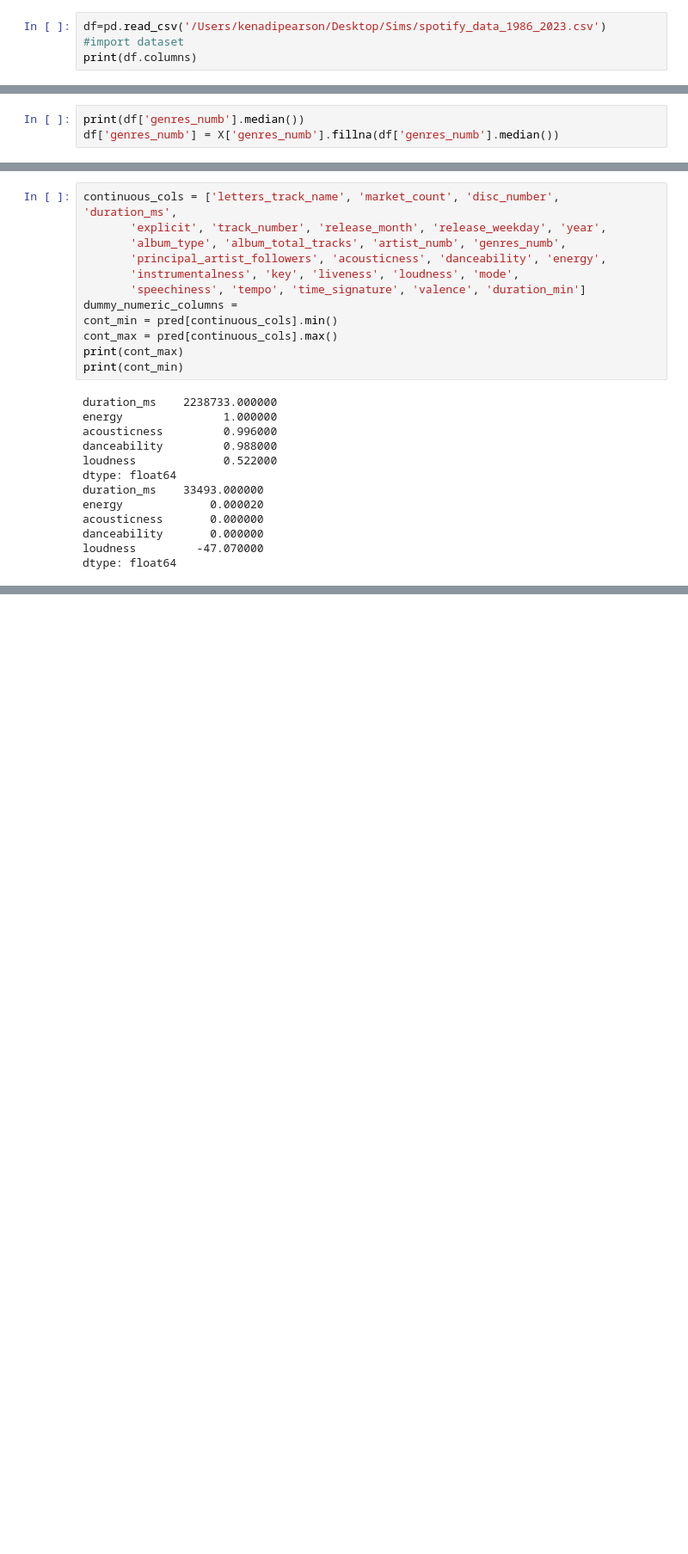
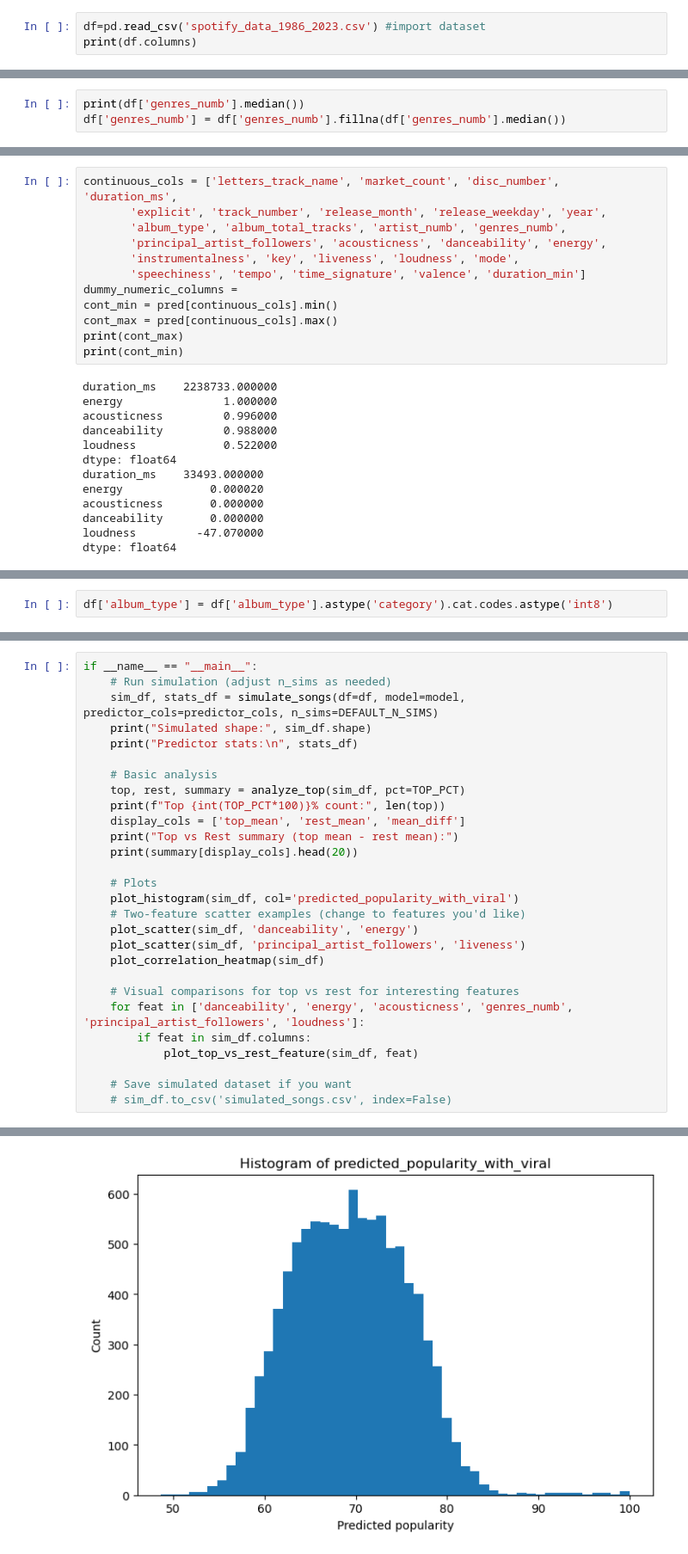
Before and after one commit to kenadipea/Simulations_Project, a Jupyter notebook: zane_12_8.ipynb, the cells around one changed output, grey strips where cells are left out. Shown at 86% size. Drawn from its saved outputs; the diff is of its cells as text; blank space fills up the shorter version.

Commit message:
added the simulation

```diff
--- a/zane_12_8.ipynb
+++ b/zane_12_8.ipynb
@@ -6,7 +6,7 @@ import numpy as np
 import seaborn as sns
 import matplotlib.pyplot as plt
 # %%
-df=pd.read_csv('/Users/kenadipearson/Desktop/Sims/spotify_data_1986_2023.csv') #import dataset
+df=pd.read_csv('spotify_data_1986_2023.csv') #import dataset
 print(df.columns)
 # %% [output]
 Index(['Unnamed: 0.1', 'Unnamed: 0', 'track_id', 'track_name', 'popularity',
@@ -340,6 +340,6 @@ dtype: int64
 ##### For genres I think I will just put the median because I don't want to drop all those rows but for the others I think I will drop them for ease
 # %%
 print(df['genres_numb'].median())
-df['genres_numb'] = X['genres_numb'].fillna(df['genres_numb'].median())
+df['genres_numb'] = df['genres_numb'].fillna(df['genres_numb'].median())
 # %% [output]
 3.0
@@ -591,0 +618,2 @@ class Predict_Popularity():
+# %%
+df['album_type'] = df['album_type'].astype('category').cat.codes.astype('int8')
@@ -591,0 +835,29 @@ class Predict_Popularity():
+# %%
+if __name__ == "__main__":
+    # Run simulation (adjust n_sims as needed)
+    sim_df, stats_df = simulate_songs(df=df, model=model, predictor_cols=predictor_cols, n_sims=DEFAULT_N_SIMS)
+    print("Simulated shape:", sim_df.shape)
+    print("Predictor stats:\n", stats_df)
+
+    # Basic analysis
+    top, rest, summary = analyze_top(sim_df, pct=TOP_PCT)
+    print(f"Top {int(TOP_PCT*100)}% count:", len(top))
+    display_cols = ['top_mean', 'rest_mean', 'mean_diff']
+    print("Top vs Rest summary (top mean - rest mean):")
+    print(summary[display_cols].head(20))
+
+    # Plots
+    plot_histogram(sim_df, col='predicted_popularity_with_viral')
+    # Two-feature scatter examples (change to features you'd like)
+    plot_scatter(sim_df, 'danceability', 'energy')
+    plot_scatter(sim_df, 'principal_artist_followers', 'liveness')
+    plot_correlation_heatmap(sim_df)
+
+    # Visual comparisons for top vs rest for interesting features
+    for feat in ['danceability', 'energy', 'acousticness', 'genres_numb', 'principal_artist_followers', 'loudness']:
+        if feat in sim_df.columns:
+            plot_top_vs_rest_feature(sim_df, feat)
+
+    # Save simulated dataset if you want
+    # sim_df.to_csv('simulated_songs.csv', index=False)
+# %% [output]
@@ -591,0 +881 @@ class Predict_Popularity():
+[figure, added]
```
Also changed, not shown: parts of 16 cells of this notebook.
